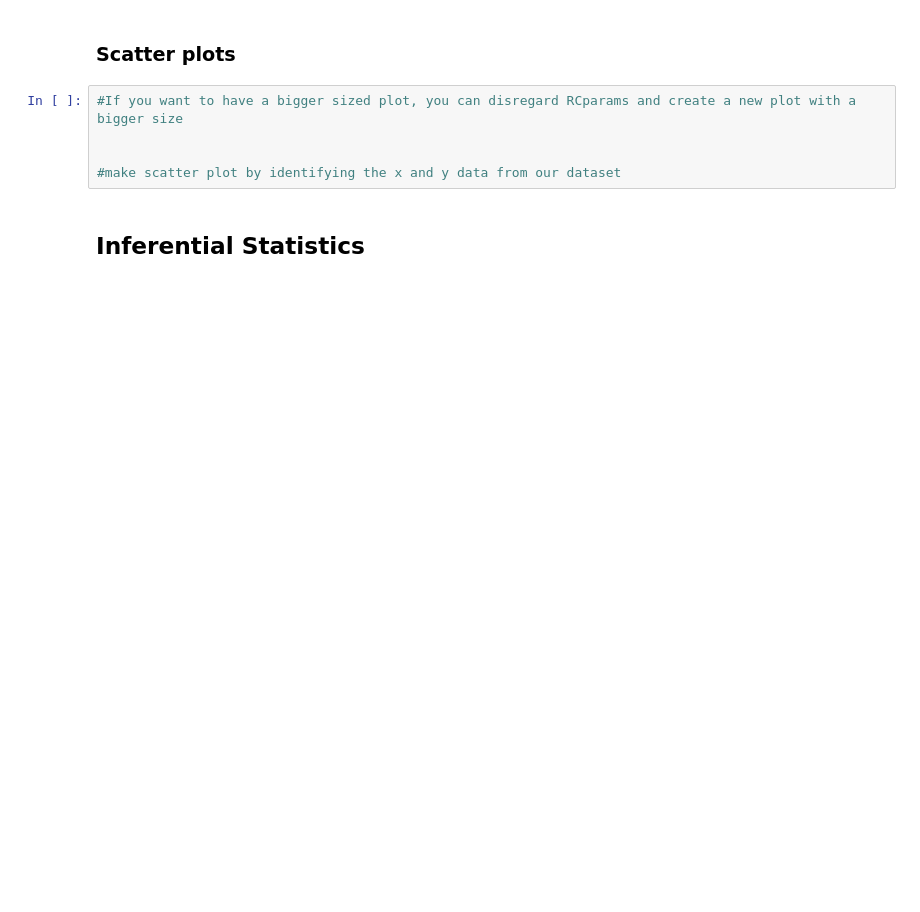
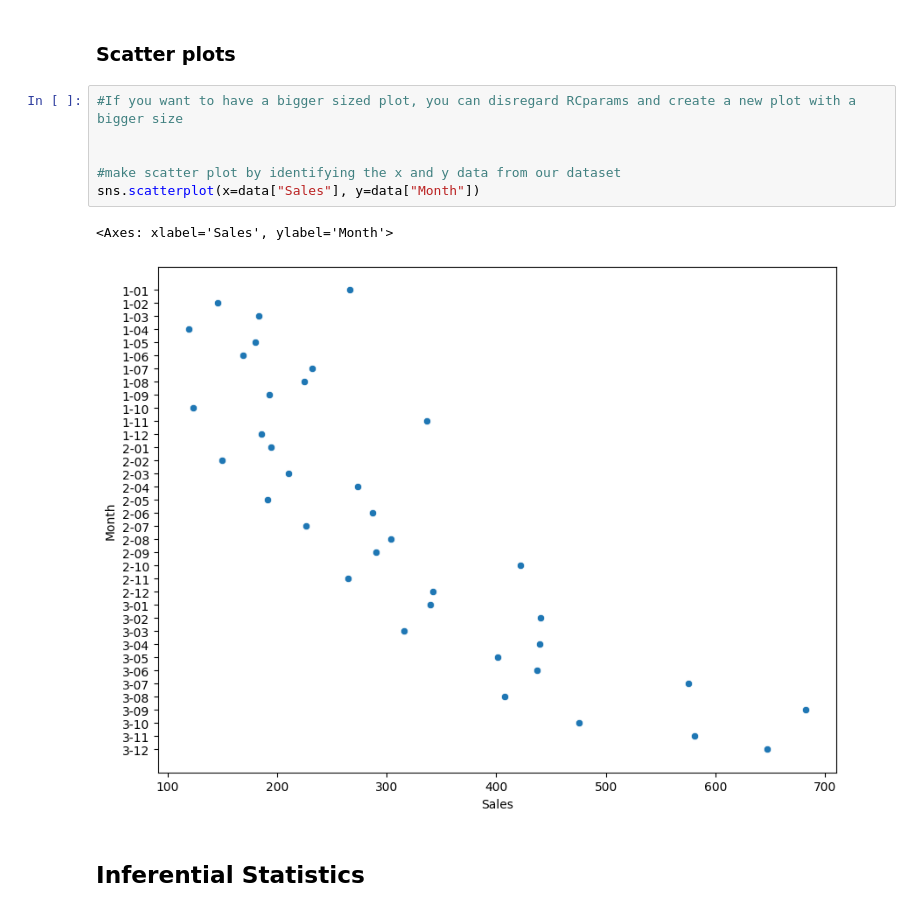
Before and after one commit to iragca/DS412-Time-Series-Analysis-and-Stochastic-Processes, a Jupyter notebook: notebooks/Basic Statistics - Descriptive and Inferential (Student's Copy).ipynb, the cells around one changed output. Drawn from its saved outputs; the diff is of its cells as text; blank space fills up the shorter version.

```diff
--- a/notebooks/Basic Statistics - Descriptive and Inferential (Student's Copy).ipynb
+++ b/notebooks/Basic Statistics - Descriptive and Inferential (Student's Copy).ipynb
@@ -134,8 +220,12 @@ data.hist();
 # %%
 #If you want to have a bigger sized plot, you can disregard RCparams and create a new plot with a bigger size
 
 
 #make scatter plot by identifying the x and y data from our dataset
+sns.scatterplot(x=data["Sales"], y=data["Month"])
+# %% [output]
+<Axes: xlabel='Sales', ylabel='Month'>
+[figure, added]
 # %% [markdown]
 ## Inferential Statistics
 # %%
```
Also changed, not shown: parts of 17 cells of this notebook.
